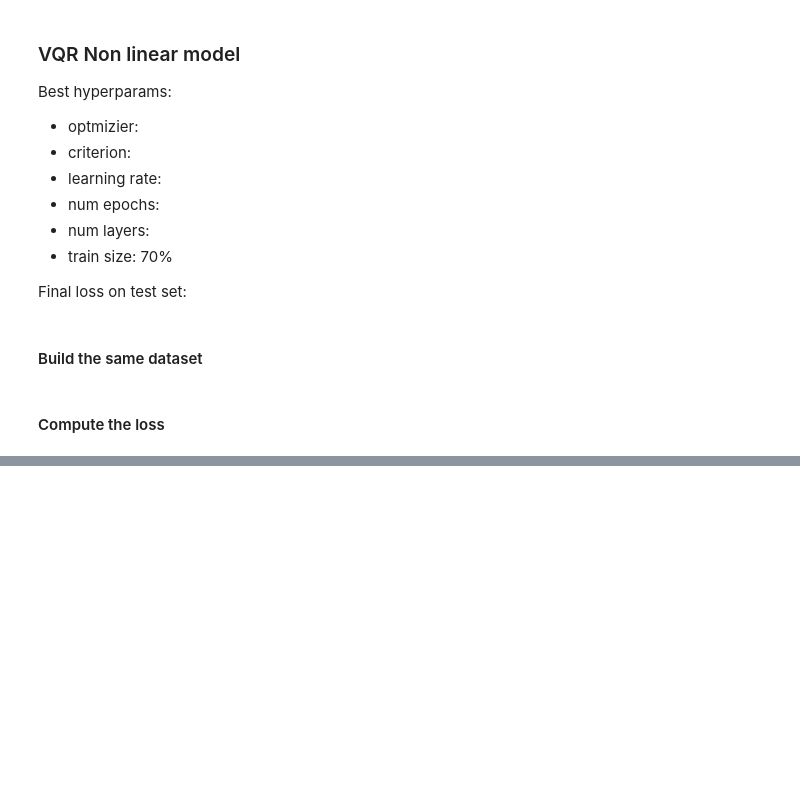
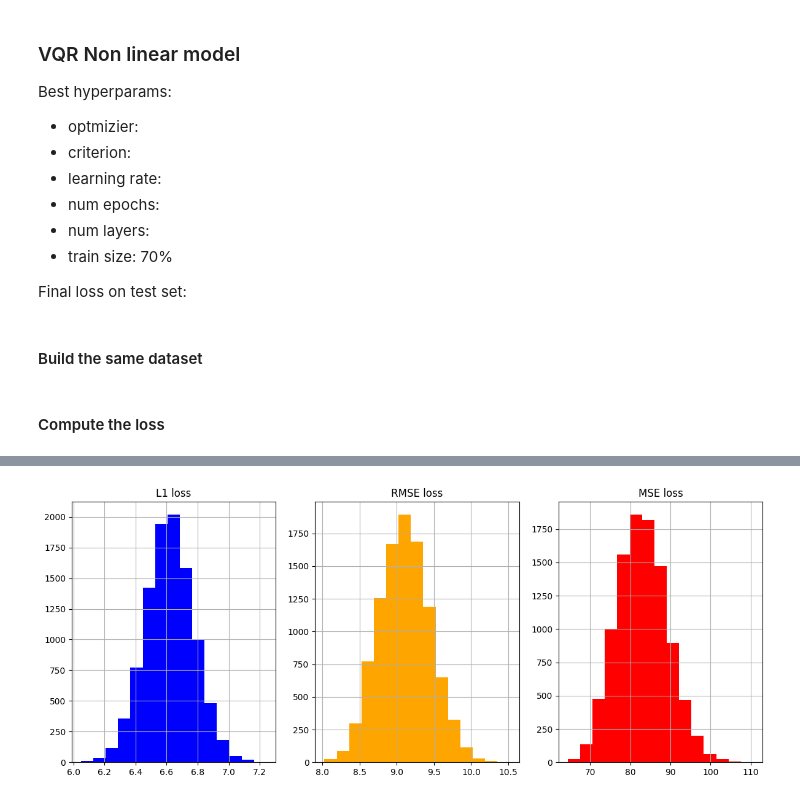
Before and after one commit to lolloberga/quantum_weather_station, a Jupyter notebook: notebooks/5_benchmark_loss.ipynb, the cells around one changed output, grey strips where cells are left out. Drawn from its saved outputs; the diff is of its cells as text; code cells hidden in the pictures; blank space fills up the shorter version.

```diff
--- a/notebooks/5_benchmark_loss.ipynb
+++ b/notebooks/5_benchmark_loss.ipynb
@@ -89,0 +202,35 @@ CRITERION_MSE(torch.from_numpy(X_test.astype(np.float32)), torch.from_numpy(y_te
+# %%
+from sklearn.model_selection import ShuffleSplit
+
+ss = ShuffleSplit(n_splits=10000, train_size=TRAIN_SIZE)
+dataset = df[['x', 'y']]
+l1_loss = []
+rmse_loss = []
+mse_loss = []
+
+for _, test_index in ss.split(dataset):
+    X_test = dataset.iloc[test_index].x.to_numpy()
+    y_test = dataset.iloc[test_index].y.to_numpy()
+    l1 = CRITERION_L1(torch.from_numpy(X_test.astype(np.float32)), torch.from_numpy(y_test.astype(np.float32))).item()
+    rmse = CRITERION_RMSE(torch.from_numpy(X_test.astype(np.float32)), torch.from_numpy(y_test.astype(np.float32))).item()
+    mse = CRITERION_MSE(torch.from_numpy(X_test.astype(np.float32)), torch.from_numpy(y_test.astype(np.float32))).item()
+    l1_loss.append(l1)
+    rmse_loss.append(rmse)
+    mse_loss.append(mse)
+# %%
+df_benchmark_distribution = pd.DataFrame(columns=['l1', 'rmse', 'mse'])
+df_benchmark_distribution['l1'] = l1_loss
+df_benchmark_distribution['rmse'] = rmse_loss
+df_benchmark_distribution['mse'] = mse_loss
+# %%
+fig, ax = plt.subplots(1, 3, figsize=(12, 5))
+df_benchmark_distribution['l1'].hist(bins=15, ax=ax[0], color='blue')
+df_benchmark_distribution['rmse'].hist(bins=15, ax=ax[1], color='orange')
+df_benchmark_distribution['mse'].hist(bins=15, ax=ax[2], color='red')
+ax[0].set_title('L1 loss')
+ax[1].set_title('RMSE loss')
+ax[2].set_title('MSE loss')
+fig.tight_layout()
+plt.show()
+# %% [output]
+[figure, added]
```
Also changed, not shown: parts of 20 cells of this notebook.
